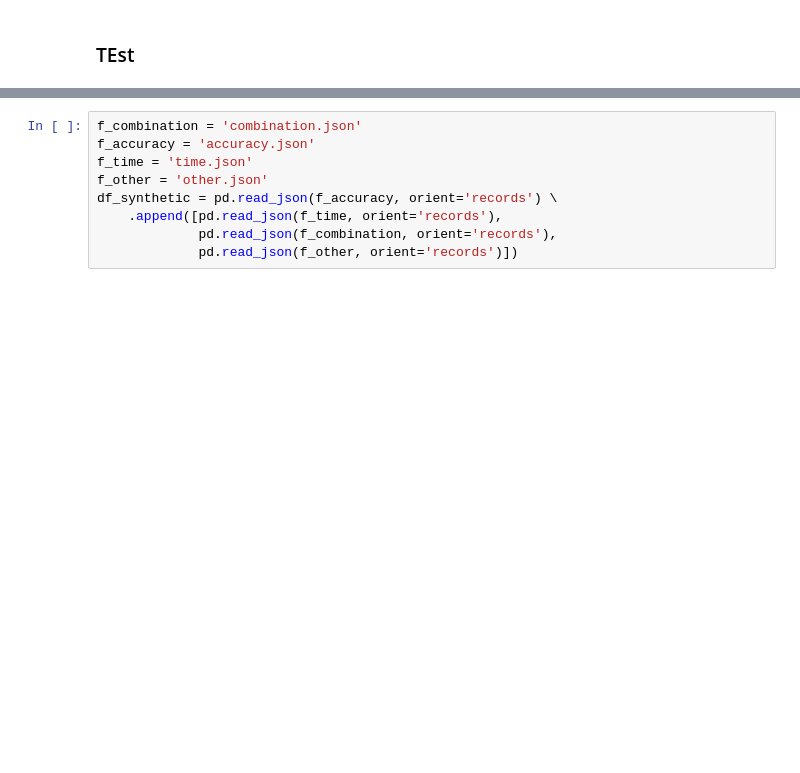
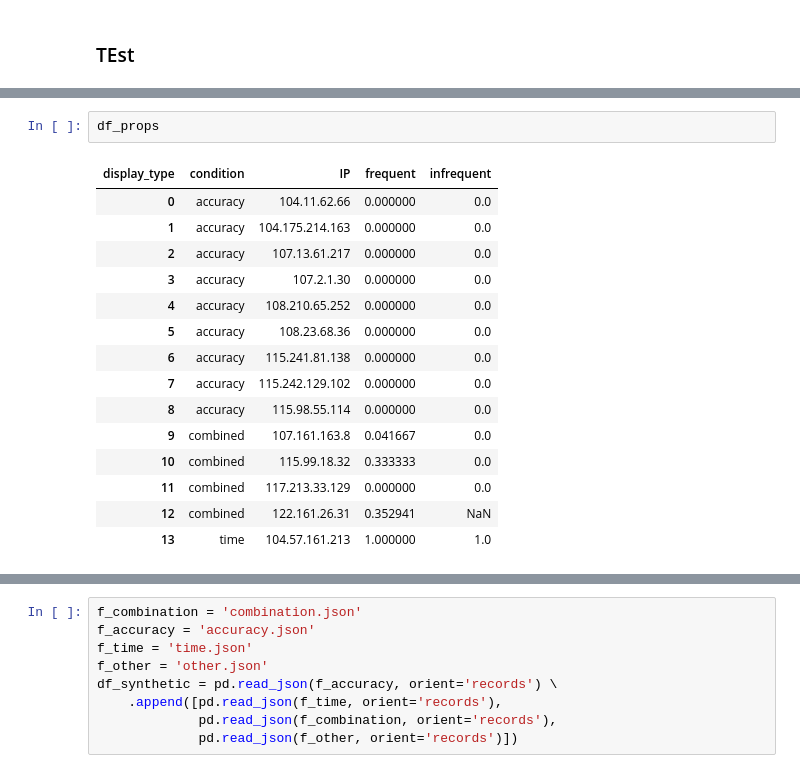
Before and after one commit to benpeloquin7/kanwal-2017-modeling, a Jupyter notebook: analysis.ipynb, the cells around one changed output, grey strips where cells are left out. Cells and saved outputs as stored; diff of their text form; blank space fills up the shorter version.

```diff
--- a/analysis.ipynb
+++ b/analysis.ipynb
@@ -324,3 +319,21 @@ df_props = df_test \
+# %%
+df_props
+# %% [output]
+| display_type | condition | IP | frequent | infrequent |
+| 0 | accuracy | 104.11.62.66 | 0.000000 | 0.0 |
+| 1 | accuracy | 104.175.214.163 | 0.000000 | 0.0 |
+| 2 | accuracy | 107.13.61.217 | 0.000000 | 0.0 |
+| 3 | accuracy | 107.2.1.30 | 0.000000 | 0.0 |
+| 4 | accuracy | 108.210.65.252 | 0.000000 | 0.0 |
+| 5 | accuracy | 108.23.68.36 | 0.000000 | 0.0 |
+| 6 | accuracy | 115.241.81.138 | 0.000000 | 0.0 |
+| 7 | accuracy | 115.242.129.102 | 0.000000 | 0.0 |
+| 8 | accuracy | 115.98.55.114 | 0.000000 | 0.0 |
+| 9 | combined | 107.161.163.8 | 0.041667 | 0.0 |
+| 10 | combined | 115.99.18.32 | 0.333333 | 0.0 |
+| 11 | combined | 117.213.33.129 | 0.000000 | 0.0 |
+| 12 | combined | 122.161.26.31 | 0.352941 | NaN |
+| 13 | time | 104.57.161.213 | 1.000000 | 1.0 |
 # %%
 p3 = sns.FacetGrid(col='condition', hue='condition', col_order=['accuracy', 'time', 'combined', 'other'], data=df_props)
 p3 = p3.map(plt.scatter, "frequent", "infrequent", alpha=0.5)
```
Also changed, not shown: parts of 41 cells of this notebook.
